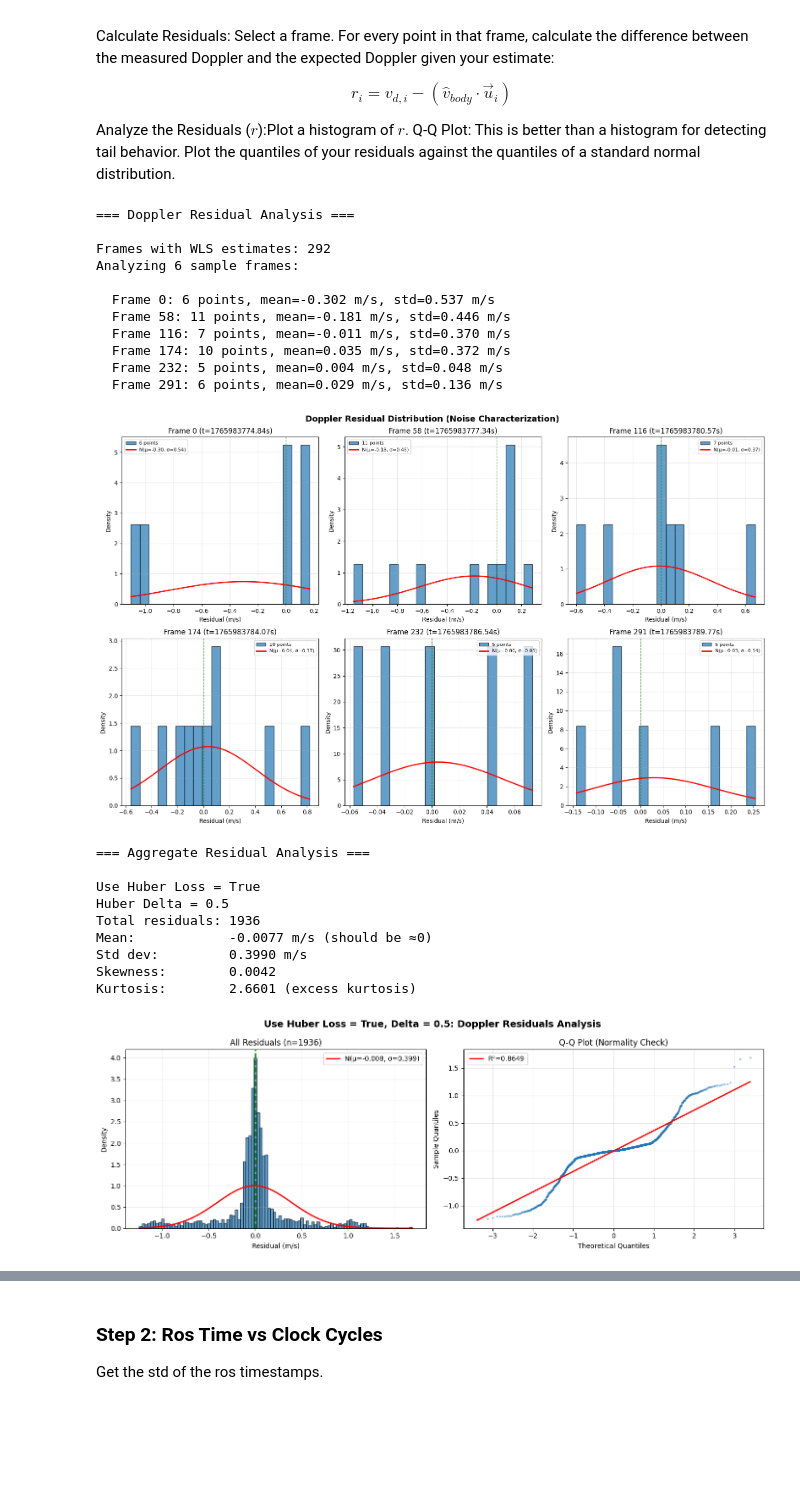
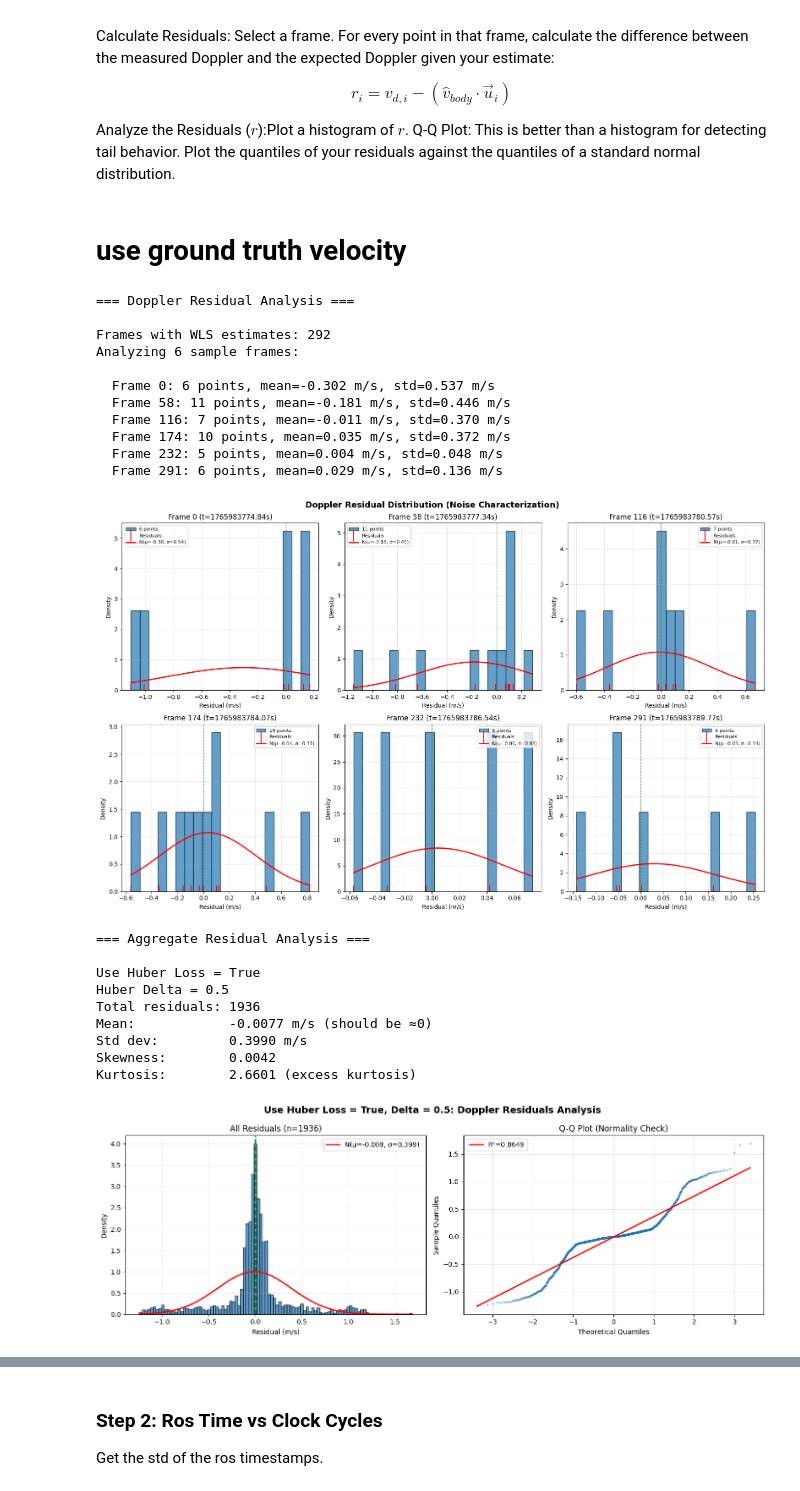
Before and after one commit to Dr1zz3l/radar-iwr6843-driver, a Jupyter notebook: analysis/notebooks/radar_data_preprocessing.ipynb, the cells around one changed output, grey strips where cells are left out. Drawn from its saved outputs; the diff is of its cells as text; code cells hidden in the pictures; blank space fills up the shorter version.

```diff
--- a/analysis/notebooks/radar_data_preprocessing.ipynb
+++ b/analysis/notebooks/radar_data_preprocessing.ipynb
@@ -938,6 +948,8 @@ $$r_i = v_{d,i} - (\hat{v}_{body} \cdot \vec{u}_{i})$$
 
 Analyze the Residuals ($r$):Plot a histogram of $r$.
 Q-Q Plot: This is better than a histogram for detecting tail behavior. Plot the quantiles of your residuals against the quantiles of a standard normal distribution.
+# %% [markdown]
+# use ground truth velocity
 # %%
 # Residual Analysis: Check if Doppler noise is Gaussian
 # For each frame, compute residuals: r_i = v_d,i - (v_body · u_i)
@@ -1014,6 +1026,9 @@ for idx, frame_idx in enumerate(sample_indices):
     # Plot histogram with Gaussian overlay
     axes[idx].hist(residuals, bins=20, alpha=0.7, edgecolor='black',
                    density=True, label=f'{len(residuals)} points')
+    # Plot raw residuals on x-axis
+    axes[idx].plot(residuals, np.zeros_like(residuals), '|', color='red', markersize=20, markeredgewidth=1.5, label='Residuals')
+
 
     # Fit Gaussian (should be centered at 0)
     x_fit = np.linspace(residuals.min(), residuals.max(), 100)
@@ -1086,34 +1101,34 @@ axes[0].legend()
 axes[0].grid(True, alpha=0.3)
 
 # Q-Q plot
 (quantiles, values), (slope, intercept, r) = sp_stats.probplot(all_residuals, dist="norm", plot=None)
 axes[1].scatter(quantiles, values, alpha=0.3, s=5)
 axes[1].plot(quantiles, slope * quantiles + intercept, 'r-', linewidth=2,
              label=f'R²={r**2:.4f}')
 axes[1].set_xlabel('Theoretical Quantiles')
 axes[1].set_ylabel('Sample Quantiles')
 axes[1].set_title('Q-Q Plot (Normality Check)')
 axes[1].legend()
 axes[1].grid(True, alpha=0.3)
 
 plt.suptitle(f"Use Huber Loss = {USE_HUBER}, Delta = {HUBER_DELTA}: Doppler Residuals Analysis",
              fontsize=14, fontweight='bold')
 
 plt.tight_layout()
 plt.show()
 # %% [output]
 === Doppler Residual Analysis ===
 
 Frames with WLS estimates: 292
 Analyzing 6 sample frames:
 
   Frame 0: 6 points, mean=-0.302 m/s, std=0.537 m/s
   Frame 58: 11 points, mean=-0.181 m/s, std=0.446 m/s
   Frame 116: 7 points, mean=-0.011 m/s, std=0.370 m/s
   Frame 174: 10 points, mean=0.035 m/s, std=0.372 m/s
   Frame 232: 5 points, mean=0.004 m/s, std=0.048 m/s
   Frame 291: 6 points, mean=0.029 m/s, std=0.136 m/s
-[figure, old version]
+[figure, new version]
 === Aggregate Residual Analysis ===
 
 Use Huber Loss = True
```
Also changed, not shown: parts of 7 cells of this notebook, 1 other file.
